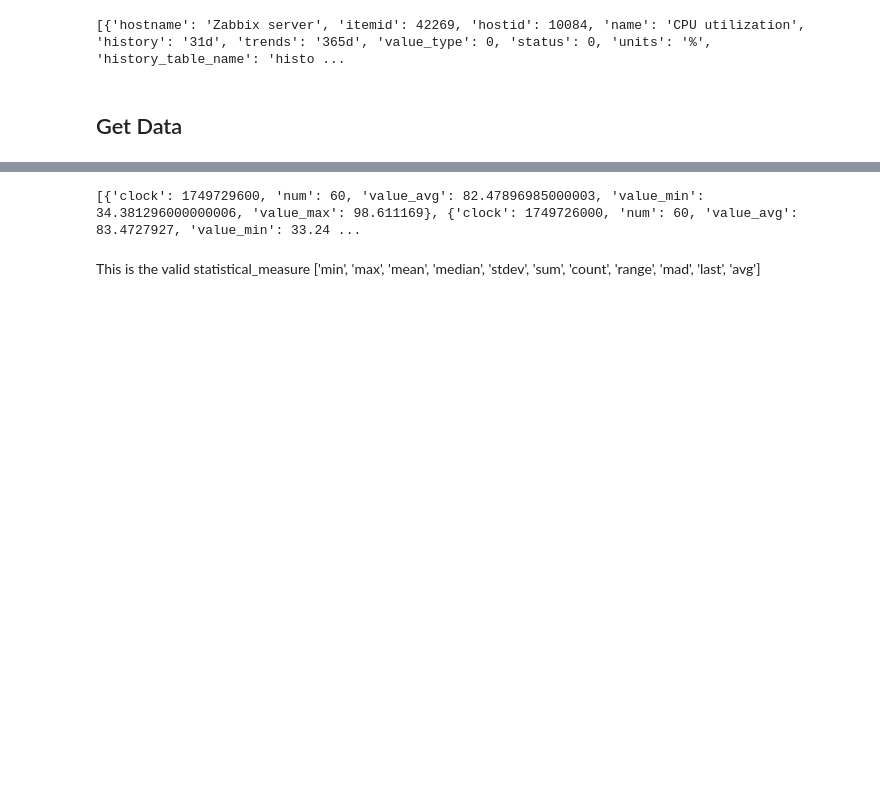
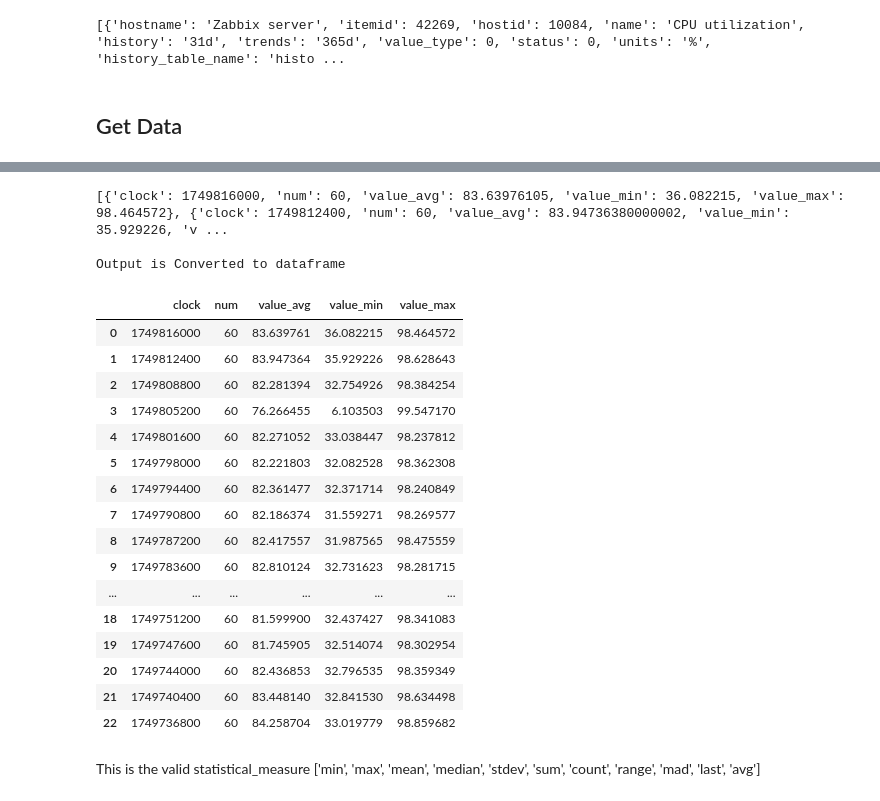
Before and after one commit to Kartik240803/zabbix, a Jupyter notebook: lib_tester.ipynb, the cells around one changed output, grey strips where cells are left out. Drawn from its saved outputs; the diff is of its cells as text; code cells hidden in the pictures; blank space fills up the shorter version.

```diff
--- a/lib_tester.ipynb
+++ b/lib_tester.ipynb
@@ -45,12 +46,16 @@ with zb.ZabbixDB(**db_config) as zbx:
 # %% [markdown]
 ## Get Data
 # %%
-with zb.ZabbixDB(**db_config) as zbx:
-    result = zbx.get_history_data(
-        itemid=itemid,
-        time_from=time_from,
-        time_to=time_to,
-        history_table_name='history'
-    )
-    print(result)
+
+result = zbx.get_history_data(
+    itemid=itemid,
+    time_from=time_from,
+    time_to=time_to,
+    history_table_name='history'
+)
+print(result)
+
+print("\nOutput is Converted to dataframe")
+d = pd.DataFrame(result)
+d
 # %% [output]
@@ -58,16 +78,39 @@ with zb.ZabbixDB(**db_config) as zbx:
 # %%
-with zb.ZabbixDB(**db_config) as zbx:
-    result = zbx.get_trend_data(
-        itemid=itemid,
-        time_from=time_from,
-        time_to=time_to,
-        trend_table_name='trends',
-        statistical_measure='all'
 
-    )
-    print(result)
+result = zbx.get_trend_data(
+    itemid=itemid,
+    time_from=time_from,
+    time_to=time_to,
+    trend_table_name='trends',
+    statistical_measure='all'
+
+)
+print(result)
+
+print("\nOutput is Converted to dataframe")
+d = pd.DataFrame(result)
+d
 # %% [output]
-[{'clock': 1749729600, 'num': 60, 'value_avg': 82.47896985000003, 'value_min': 34.381296000000006, 'value_max': 98.611169}, {'clock': 1749726000, 'num': 60, 'value_avg': 83.4727927, 'value_min': 33.24 ...
+[{'clock': 1749816000, 'num': 60, 'value_avg': 83.63976105, 'value_min': 36.082215, 'value_max': 98.464572}, {'clock': 1749812400, 'num': 60, 'value_avg': 83.94736380000002, 'value_min': 35.929226, 'v ...
+
+Output is Converted to dataframe
+|  | clock | num | value_avg | value_min | value_max |
+| 0 | 1749816000 | 60 | 83.639761 | 36.082215 | 98.464572 |
+| 1 | 1749812400 | 60 | 83.947364 | 35.929226 | 98.628643 |
+| 2 | 1749808800 | 60 | 82.281394 | 32.754926 | 98.384254 |
+| 3 | 1749805200 | 60 | 76.266455 | 6.103503 | 99.547170 |
+| 4 | 1749801600 | 60 | 82.271052 | 33.038447 | 98.237812 |
+| 5 | 1749798000 | 60 | 82.221803 | 32.082528 | 98.362308 |
+| 6 | 1749794400 | 60 | 82.361477 | 32.371714 | 98.240849 |
+| 7 | 1749790800 | 60 | 82.186374 | 31.559271 | 98.269577 |
+| 8 | 1749787200 | 60 | 82.417557 | 31.987565 | 98.475559 |
+| 9 | 1749783600 | 60 | 82.810124 | 32.731623 | 98.281715 |
+| ... | ... | ... | ... | ... | ... |
+| 18 | 1749751200 | 60 | 81.599900 | 32.437427 | 98.341083 |
+| 19 | 1749747600 | 60 | 81.745905 | 32.514074 | 98.302954 |
+| 20 | 1749744000 | 60 | 82.436853 | 32.796535 | 98.359349 |
+| 21 | 1749740400 | 60 | 83.448140 | 32.841530 | 98.634498 |
+| 22 | 1749736800 | 60 | 84.258704 | 33.019779 | 98.859682 |
 # %% [markdown]
 This is the valid statistical_measure ['min', 'max', 'mean', 'median', 'stdev', 'sum', 'count', 'range', 'mad', 'last', 'avg']
 # %%
```
Also changed, not shown: parts of 13 cells of this notebook, 5 other files.
